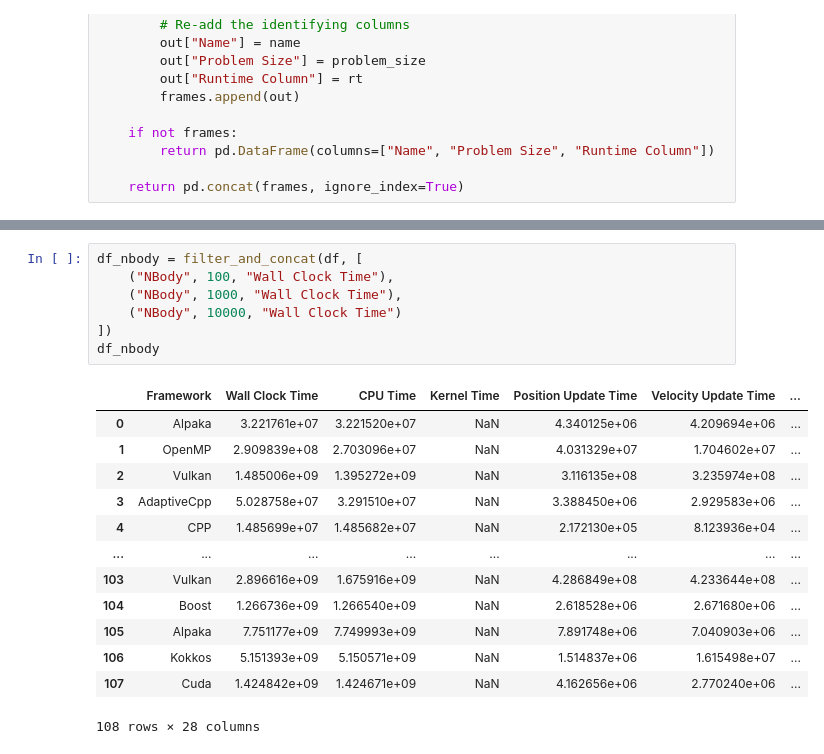
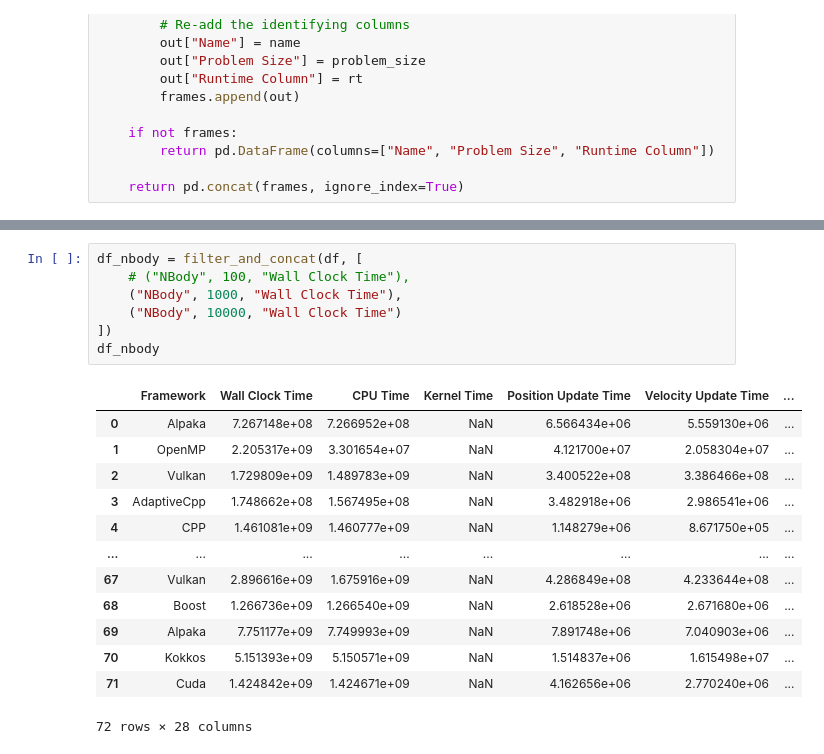
Before and after one commit to schuhmaj/performance-portability-benchmark, a Jupyter notebook: scripts/hpc-asia-2026-poster.ipynb, the cells around one changed output, grey strips where cells are left out. Saved outputs shown, nothing was run; the diff lists cells and outputs as text.

```diff
--- a/scripts/hpc-asia-2026-poster.ipynb
+++ b/scripts/hpc-asia-2026-poster.ipynb
@@ -363,24 +381,24 @@ plt.show()
 # %%
 df_nbody = filter_and_concat(df, [
-    ("NBody", 100, "Wall Clock Time"),
+    # ("NBody", 100, "Wall Clock Time"),
     ("NBody", 1000, "Wall Clock Time"),
     ("NBody", 10000, "Wall Clock Time")
 ])
 df_nbody
 # %% [output]
 |  | Framework | Wall Clock Time | CPU Time | Kernel Time | Position Update Time | Velocity Update Time | ... |
-| 0 | Alpaka | 3.221761e+07 | 3.221520e+07 | NaN | 4.340125e+06 | 4.209694e+06 | ... |
-| 1 | OpenMP | 2.909839e+08 | 2.703096e+07 | NaN | 4.031329e+07 | 1.704602e+07 | ... |
-| 2 | Vulkan | 1.485006e+09 | 1.395272e+09 | NaN | 3.116135e+08 | 3.235974e+08 | ... |
-| 3 | AdaptiveCpp | 5.028758e+07 | 3.291510e+07 | NaN | 3.388450e+06 | 2.929583e+06 | ... |
-| 4 | CPP | 1.485699e+07 | 1.485682e+07 | NaN | 2.172130e+05 | 8.123936e+04 | ... |
+| 0 | Alpaka | 7.267148e+08 | 7.266952e+08 | NaN | 6.566434e+06 | 5.559130e+06 | ... |
+| 1 | OpenMP | 2.205317e+09 | 3.301654e+07 | NaN | 4.121700e+07 | 2.058304e+07 | ... |
+| 2 | Vulkan | 1.729809e+09 | 1.489783e+09 | NaN | 3.400522e+08 | 3.386466e+08 | ... |
+| 3 | AdaptiveCpp | 1.748662e+08 | 1.567495e+08 | NaN | 3.482918e+06 | 2.986541e+06 | ... |
+| 4 | CPP | 1.461081e+09 | 1.460777e+09 | NaN | 1.148279e+06 | 8.671750e+05 | ... |
 | ... | ... | ... | ... | ... | ... | ... | ... |
-| 103 | Vulkan | 2.896616e+09 | 1.675916e+09 | NaN | 4.286849e+08 | 4.233644e+08 | ... |
-| 104 | Boost | 1.266736e+09 | 1.266540e+09 | NaN | 2.618528e+06 | 2.671680e+06 | ... |
-| 105 | Alpaka | 7.751177e+09 | 7.749993e+09 | NaN | 7.891748e+06 | 7.040903e+06 | ... |
-| 106 | Kokkos | 5.151393e+09 | 5.150571e+09 | NaN | 1.514837e+06 | 1.615498e+07 | ... |
-| 107 | Cuda | 1.424842e+09 | 1.424671e+09 | NaN | 4.162656e+06 | 2.770240e+06 | ... |
+| 67 | Vulkan | 2.896616e+09 | 1.675916e+09 | NaN | 4.286849e+08 | 4.233644e+08 | ... |
+| 68 | Boost | 1.266736e+09 | 1.266540e+09 | NaN | 2.618528e+06 | 2.671680e+06 | ... |
+| 69 | Alpaka | 7.751177e+09 | 7.749993e+09 | NaN | 7.891748e+06 | 7.040903e+06 | ... |
+| 70 | Kokkos | 5.151393e+09 | 5.150571e+09 | NaN | 1.514837e+06 | 1.615498e+07 | ... |
+| 71 | Cuda | 1.424842e+09 | 1.424671e+09 | NaN | 4.162656e+06 | 2.770240e+06 | ... |
-108 rows × 28 columns
+72 rows × 28 columns
 # %%
 local_df = df_nbody
 topic = "NBody Simulation"
```
Also changed, not shown: parts of 11 cells of this notebook.
